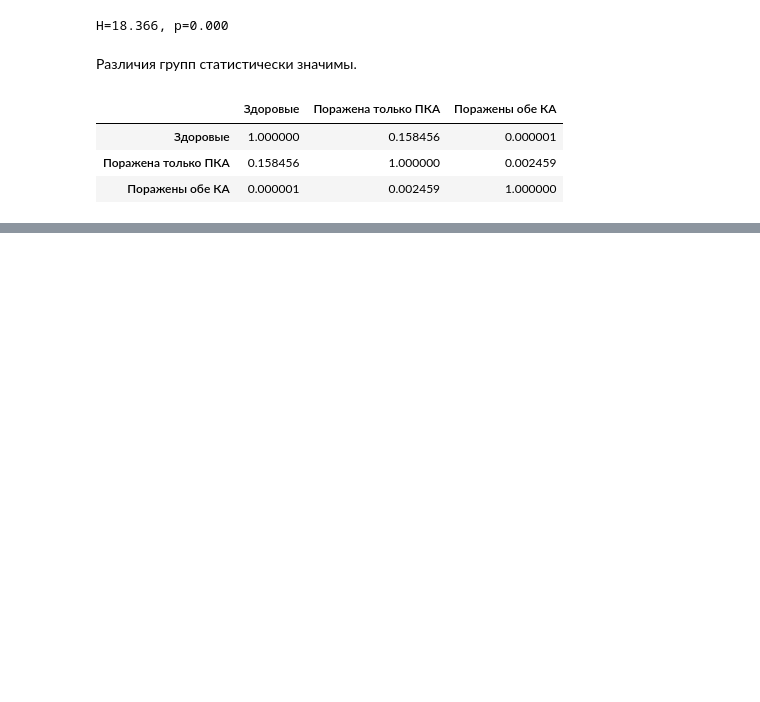
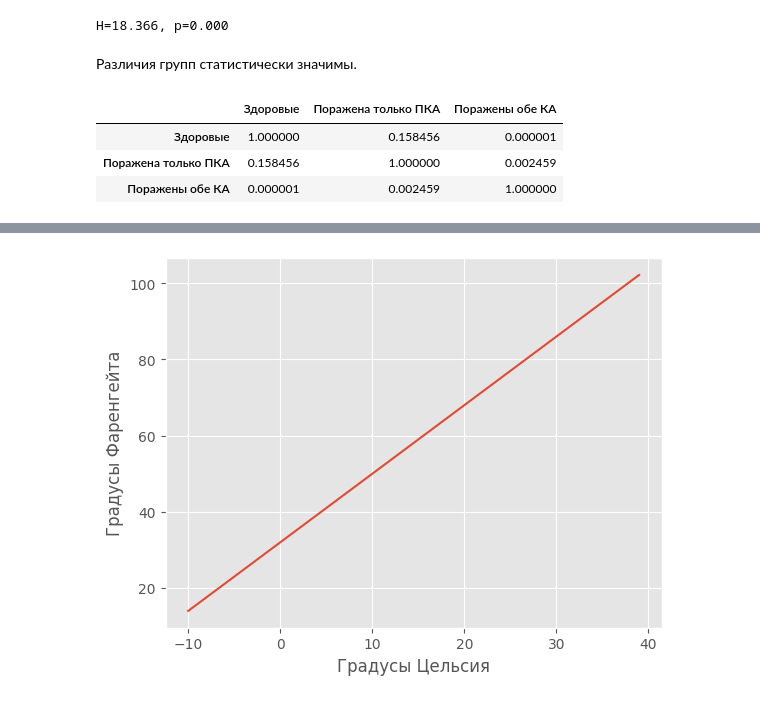
Before and after one commit to Vakhranev/MGIMO, a Jupyter notebook: 28 февраля.ipynb, the cells around one changed output, grey strips where cells are left out. Cells and saved outputs as stored; diff of their text form; code cells hidden in the pictures; blank space fills up the shorter version.

```diff
--- a/28 февраля.ipynb
+++ b/28 февраля.ipynb
@@ -1055,0 +1082,16 @@ pc
+# %%
+'''Функция перевода из градусов Цельсия в градусы Фаренгейта'''
+celsius_to_fahrenheit = lambda x: 32 + (x * 1.8)
+
+def ex_3_11():
+    '''График линейной зависимости температурных шкал'''
+    s  = pd.Series(range(-10,40))
+    df = pd.DataFrame({'C':s, 'F':s.map(celsius_to_fahrenheit)})
+    df.plot('C', 'F', legend=False, grid=True)
+    plt.xlabel('Градусы Цельсия')
+    plt.ylabel('Градусы Фаренгейта')
+    plt.show()
+# %%
+ex_3_11()
+# %% [output]
+[figure, added]
```
Also changed, not shown: parts of 19 cells of this notebook.
